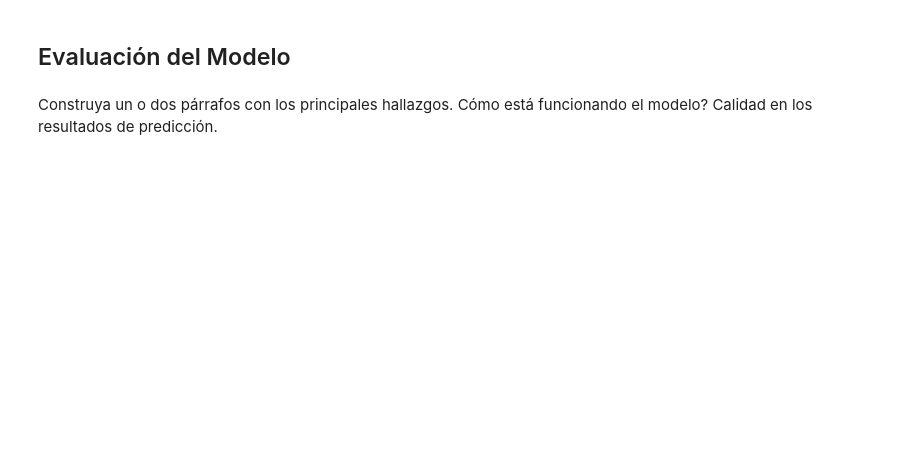
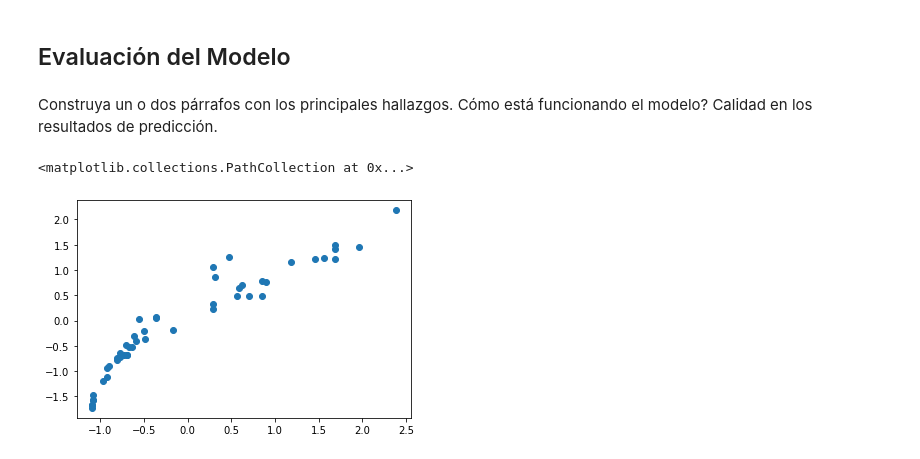
Before and after one commit to gbheredia22Z/HerediaG_RegresionLineal, a Jupyter notebook: [NRC_6278]_GenesisHeredia_Lab3.ipynb, the cells around one changed output. Drawn from its saved outputs; the diff is of its cells as text; code cells hidden in the pictures; blank space fills up the shorter version.

```diff
--- a/[NRC_6278]_GenesisHeredia_Lab3.ipynb
+++ b/[NRC_6278]_GenesisHeredia_Lab3.ipynb
@@ -200,0 +265,4 @@ dtype: int64
+# %%
+#Generación de los valores estandarizados de X e y
+X=VariablesEntradaFit.transform(X)
+y=VariableObjetivoFit.transform(y)
@@ -200,0 +271,4 @@ dtype: int64
+# %%
+#Divida los datos en un conjunto de entrenamiento y prueba
+from sklearn.model_selection import train_test_split
+X_train, X_test, y_train, y_test = train_test_split(X, y, test_size=0.3, random_state=42)
@@ -201,4 +286,7 @@ dtype: int64
 # %% [markdown]
 ## Regresión Lineal
 # %%
-#Códo del modelo
+#Código del modelo
+#Adaptar el modelo
+lr = LinearRegression()
+lr.fit(X_train, y_train)
@@ -205,2 +295,4 @@ dtype: int64
 # %%
 #Entrenamiento
+y_pred=lr.predict(X_test)
+print(y_pred)
@@ -210,3 +391,9 @@ dtype: int64
 ## Evaluación del Modelo
 # %% [markdown]
 Construya un o dos párrafos con los principales hallazgos. Cómo está funcionando el modelo? Calidad en los resultados de predicción.
+# %%
+#Construcción de la grafica para visualizar el resultado
+plt.scatter(y_test,y_pred)
+# %% [output]
+<matplotlib.collections.PathCollection at 0x...>
+[figure, added]
```
Also changed, not shown: parts of 54 cells of this notebook.
